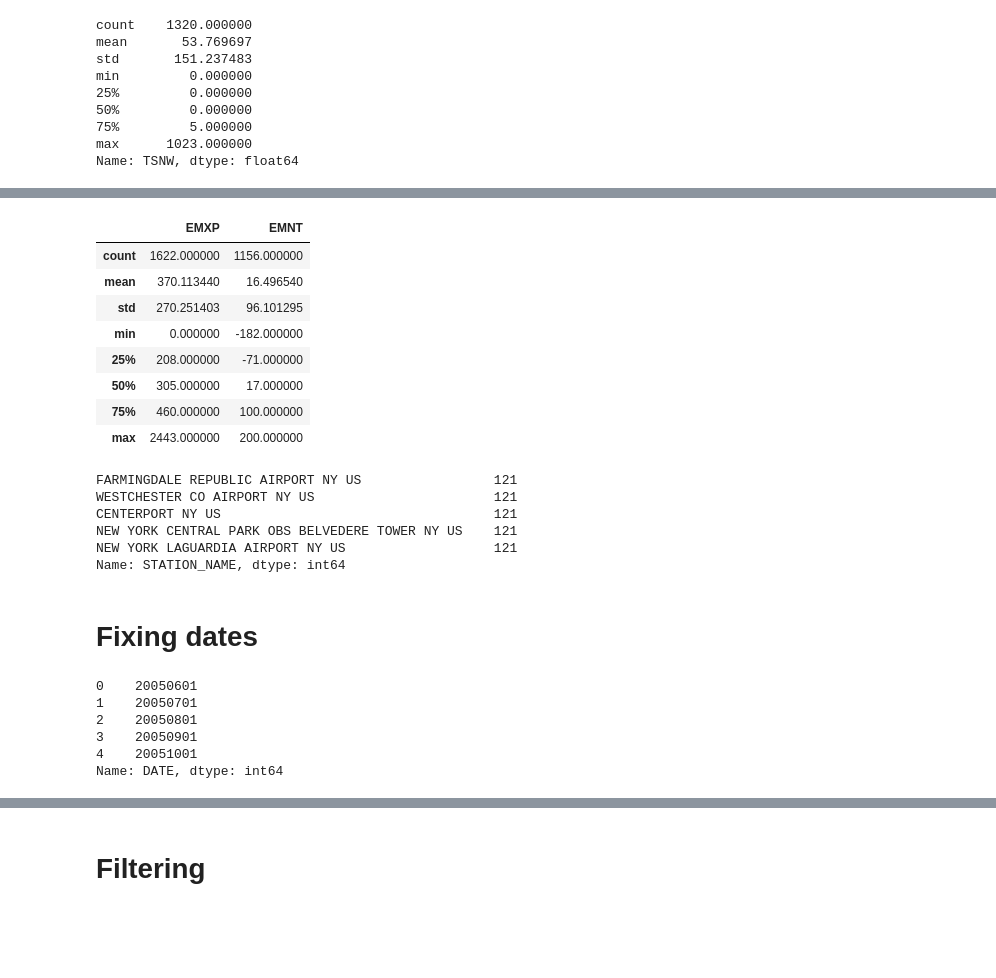
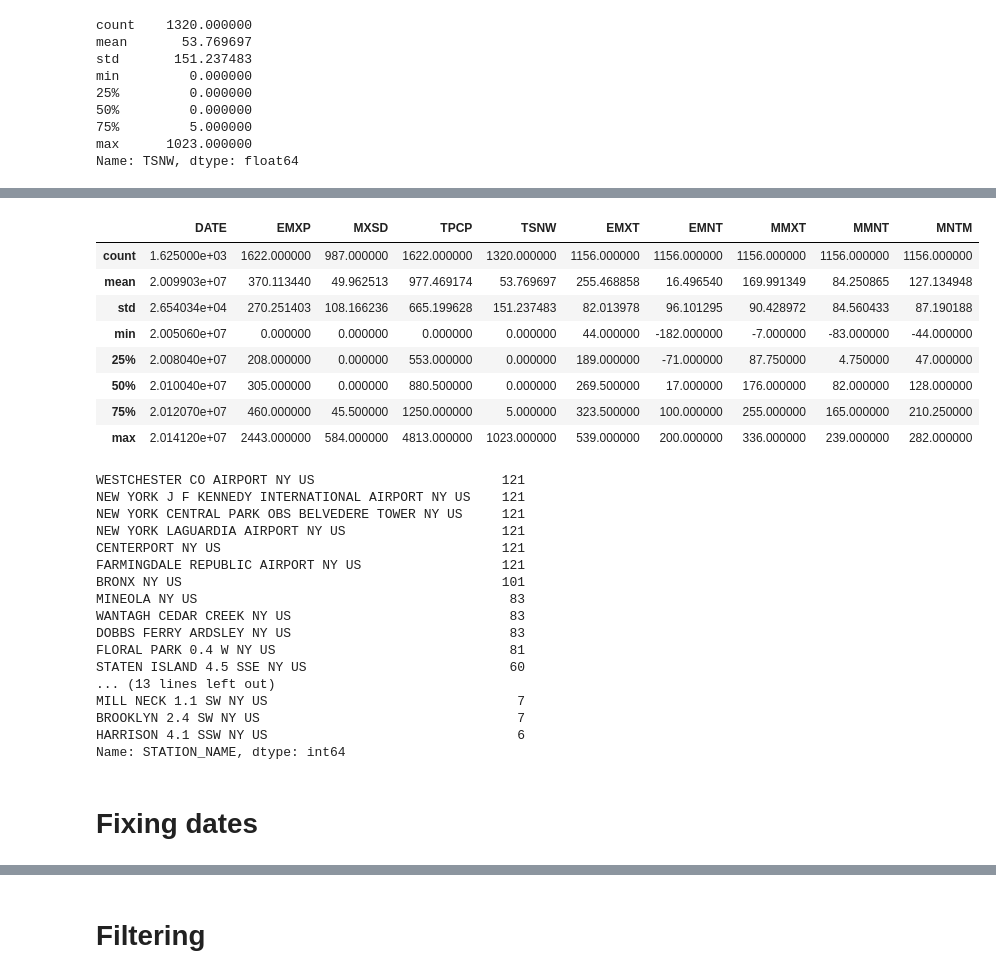
Before and after one commit to amspython/ams_tutorials, a Jupyter notebook: ams2018.ipynb, the cells around one changed output, grey strips where cells are left out. Saved outputs shown, nothing was run; the diff lists cells and outputs as text; code cells hidden in the pictures; blank space fills up the shorter version.

```diff
--- a/ams2018.ipynb
+++ b/ams2018.ipynb
@@ -121,34 +143,37 @@ plt.show()
 # %%
 #summary for entire dataset
-ghcn[['EMXP', 'EMNT']].describe()
+ghcn.describe()
 # %% [output]
-|  | EMXP | EMNT |
-| count | 1622.000000 | 1156.000000 |
-| mean | 370.113440 | 16.496540 |
-| std | 270.251403 | 96.101295 |
-| min | 0.000000 | -182.000000 |
-| 25% | 208.000000 | -71.000000 |
-| 50% | 305.000000 | 17.000000 |
-| 75% | 460.000000 | 100.000000 |
-| max | 2443.000000 | 200.000000 |
+|  | DATE | EMXP | MXSD | TPCP | TSNW | EMXT | EMNT | MMXT | MMNT | MNTM |
+| count | 1.625000e+03 | 1622.000000 | 987.000000 | 1622.000000 | 1320.000000 | 1156.000000 | 1156.000000 | 1156.000000 | 1156.000000 | 1156.000000 |
+| mean | 2.009903e+07 | 370.113440 | 49.962513 | 977.469174 | 53.769697 | 255.468858 | 16.496540 | 169.991349 | 84.250865 | 127.134948 |
+| std | 2.654034e+04 | 270.251403 | 108.166236 | 665.199628 | 151.237483 | 82.013978 | 96.101295 | 90.428972 | 84.560433 | 87.190188 |
+| min | 2.005060e+07 | 0.000000 | 0.000000 | 0.000000 | 0.000000 | 44.000000 | -182.000000 | -7.000000 | -83.000000 | -44.000000 |
+| 25% | 2.008040e+07 | 208.000000 | 0.000000 | 553.000000 | 0.000000 | 189.000000 | -71.000000 | 87.750000 | 4.750000 | 47.000000 |
+| 50% | 2.010040e+07 | 305.000000 | 0.000000 | 880.500000 | 0.000000 | 269.500000 | 17.000000 | 176.000000 | 82.000000 | 128.000000 |
+| 75% | 2.012070e+07 | 460.000000 | 45.500000 | 1250.000000 | 5.000000 | 323.500000 | 100.000000 | 255.000000 | 165.000000 | 210.250000 |
+| max | 2.014120e+07 | 2443.000000 | 584.000000 | 4813.000000 | 1023.000000 | 539.000000 | 200.000000 | 336.000000 | 239.000000 | 282.000000 |
-# %%
-ghcn['STATION_NAME'].value_counts().head()
-# %% [output]
-FARMINGDALE REPUBLIC AIRPORT NY US                 121
-WESTCHESTER CO AIRPORT NY US                       121
-CENTERPORT NY US                                   121
-NEW YORK CENTRAL PARK OBS BELVEDERE TOWER NY US    121
-NEW YORK LAGUARDIA AIRPORT NY US                   121
-Name: STATION_NAME, dtype: int64
+# %%
+# compute frequencies of discrete variables
+ghcn['STATION_NAME'].value_counts()
+# %% [output]
+WESTCHESTER CO AIRPORT NY US                        121
+NEW YORK J F KENNEDY INTERNATIONAL AIRPORT NY US    121
+NEW YORK CENTRAL PARK OBS BELVEDERE TOWER NY US     121
+NEW YORK LAGUARDIA AIRPORT NY US                    121
+CENTERPORT NY US                                    121
+FARMINGDALE REPUBLIC AIRPORT NY US                  121
+BRONX NY US                                         101
+MINEOLA NY US                                        83
+WANTAGH CEDAR CREEK NY US                            83
+DOBBS FERRY ARDSLEY NY US                            83
+FLORAL PARK 0.4 W NY US                              81
+STATEN ISLAND 4.5 SSE NY US                          60
+... (13 lines left out)
+MILL NECK 1.1 SW NY US                                7
+BROOKLYN 2.4 SW NY US                                 7
+HARRISON 4.1 SSW NY US                                6
+Name: STATION_NAME, dtype: int64
 # %% [markdown]
 Fixing dates
 =======
-# %%
-ghcn['DATE'].head()
-# %% [output]
-0    20050601
-1    20050701
-2    20050801
-3    20050901
-4    20051001
-Name: DATE, dtype: int64
```
Also changed, not shown: parts of 67 cells of this notebook, 5 other files.
